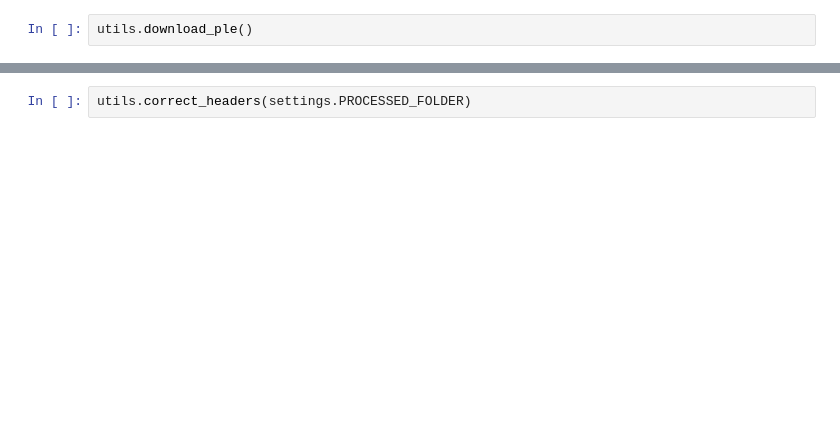
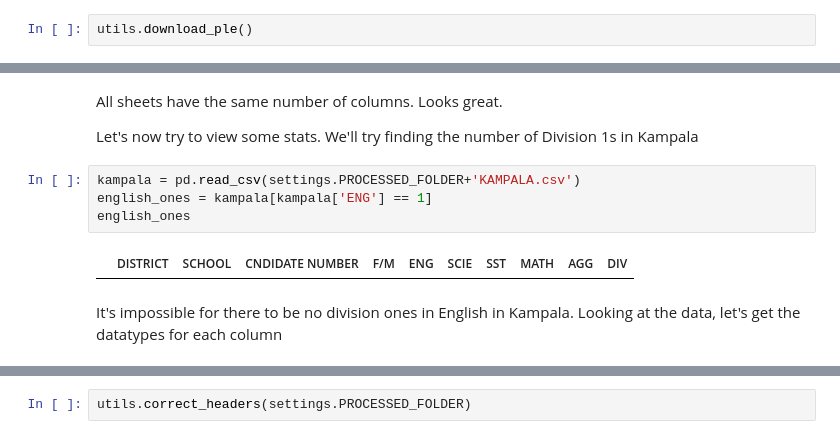
Before and after one commit to lubegamark/ple2014, a Jupyter notebook: clean_data.ipynb, the cells around one changed output, grey strips where cells are left out. Drawn from its saved outputs; the diff is of its cells as text; blank space fills up the shorter version.

```diff
--- a/clean_data.ipynb
+++ b/clean_data.ipynb
@@ -10,0 +138,13 @@ utils.find_csv_shape(settings.PROCESSED_FOLDER)
+# %% [markdown]
+All sheets have the same number of columns. Looks great.
+
+Let's now try to view some stats. We'll try finding the number of Division 1s in Kampala
+# %%
+kampala = pd.read_csv(settings.PROCESSED_FOLDER+'KAMPALA.csv')
+english_ones = kampala[kampala['ENG'] == 1]
+english_ones
+# %% [output]
+|  | DISTRICT | SCHOOL | CNDIDATE NUMBER | F/M | ENG | SCIE | SST | MATH | AGG | DIV |
+# %% [markdown]
+It's impossible for there to be no division ones in English in Kampala.
+Looking at the data, let's get the datatypes for each column
```
Also changed, not shown: parts of 45 cells of this notebook.
